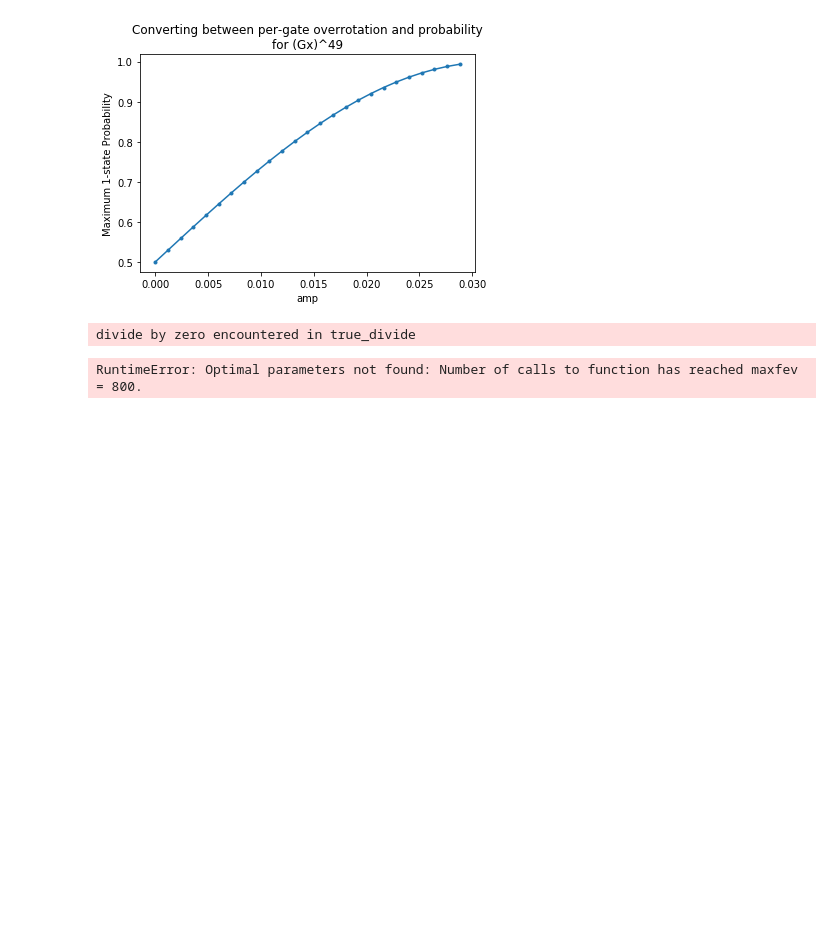
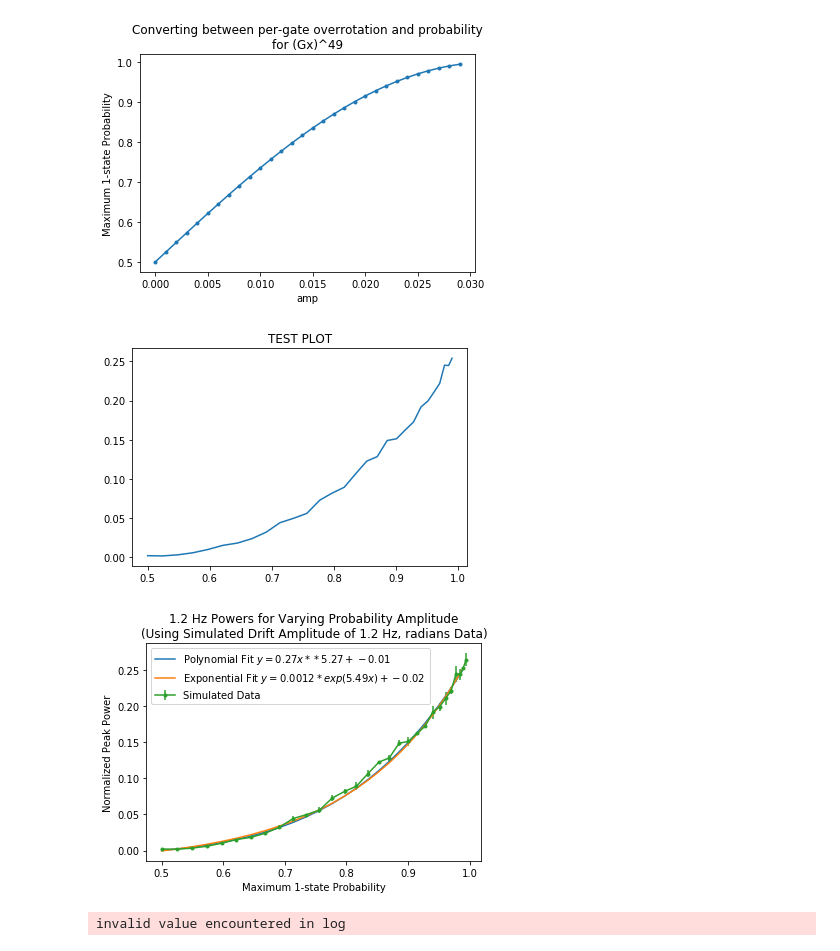
Before and after one commit to garretts-hub/GST_Work, a Jupyter notebook: Iterative Simulated Data Independent Experiments.ipynb, the cells around one changed output. Cells and saved outputs as stored; diff of their text form; code cells hidden in the pictures; blank space fills up the shorter version.

Commit message:
Fixed optimization with guess param

```diff
--- a/Iterative Simulated Data Independent Experiments.ipynb
+++ b/Iterative Simulated Data Independent Experiments.ipynb
@@ -31,8 +31,8 @@ stop_f = 2
 fluctuators= 40
 add_noise=None#0.001
 
-num_experiments = 1 #how many times you want to run a single set of parameters
-variable_params = [(0.0012*i,) for i in range(25)]#[[0.002, 0.002, 0.0015, 0.0015, 0.005, 0.005, 0.010, 0.015,0.020] ]
+num_experiments = 4 #how many times you want to run a single set of parameters
+variable_params = [(0.001*i,) for i in range(30)]#[[0.002, 0.002, 0.0015, 0.0015, 0.005, 0.005, 0.010, 0.015,0.020] ]
 param_name = 'amp' #'frequency', 'nSamples', 'L', 'amp'
 
 #parameters for SNR analysis below
@@ -439,6 +439,15 @@ if param_name=='nSamples':
 if param_name == 'amp' and len(variable_params[0]) == 1:
     global_max_probs_list = np.asarray(global_max_probs_list)
     global_avg_normalized_peak_power_list = np.asarray(global_avg_normalized_peak_power_list)
+    #only fit up to the power specified by the index max_fitting_index. Including excessive p=1's messes up the fit
+    for i in range(len(global_max_probs_list)):
+        prob_fitting_limit = 0.96
+        max_fitting_index = 0
+        start_fitting_index = 0
+        if global_max_probs_list[i] == 0:
+            start_fitting_index == 1
+        if global_max_probs_list[i] > prob_fitting_limit:
+            max_fitting_index = i
 
     plt.plot(variable_params, global_max_probs_list, marker='.')
     plt.title("Converting between per-gate overrotation and probability\nfor {}".format(gate_string))
@@ -454,49 +463,65 @@ if param_name == 'amp' and len(variable_params[0]) == 1:
     def ln(x, a, b, c, d):
         return a*np.log(b*x + c) + d
 
-    popt, pcov = curve_fit(polynomial, global_max_probs_list, global_avg_normalized_peak_power_list,sigma=global_std_dev_normalized_peak_power_list, absolute_sigma=True)
+    plt.plot(global_max_probs_list[start_fitting_index:max_fitting_index], \
+             global_avg_normalized_peak_power_list[start_fitting_index:max_fitting_index])
+    plt.title("TEST PLOT")
+    plt.show()
+
+    popt, pcov = curve_fit(polynomial, global_max_probs_list[start_fitting_index:max_fitting_index], \
+                           global_avg_normalized_peak_power_list[start_fitting_index:max_fitting_index], \
+                           sigma=global_std_dev_normalized_peak_power_list[:max_fitting_index], absolute_sigma=True)
     def opt_poly_prob_to_power(x):
-        return popt[0]*x**popt[1] + popt[2]
+        return polynomial(x, popt[0], popt[1], popt[2])
 
-    e_popt, e_pcov = curve_fit(exp, global_max_probs_list, global_avg_normalized_peak_power_list,sigma=global_std_dev_normalized_peak_power_list, absolute_sigma=True)
+    e_popt, e_pcov = curve_fit(exp, global_max_probs_list[start_fitting_index:max_fitting_index], \
+                                global_avg_normalized_peak_power_list[start_fitting_index:max_fitting_index], \
+                               sigma=global_std_dev_normalized_peak_power_list[start_fitting_index:max_fitting_index],\
+                               absolute_sigma=True, p0=[0.001, 5.72, -0.02])
     def opt_exp_prob_to_power(x):
-        return e_popt[0]*np.exp(e_popt[1]*x) + e_popt[2]
+        return exp(x, e_popt[0], e_popt[1], e_popt[2])
 
-    plt.plot(global_max_probs_list, opt_poly_prob_to_power(global_max_probs_list), label="Polynomial Fit $y={:.2f}x**{:.2f} + {:.2f}$".format(popt[0], popt[1], popt[2]))
-    plt.plot(global_max_probs_list, opt_exp_prob_to_power(global_max_probs_list), label="Exponential Fit $y={:.4f}*exp({:.2f}x) + {:.2f}$".format(e_popt[0], e_popt[1], e_popt[2]))
-    plt.errorbar(global_max_probs_list, global_avg_normalized_peak_power_list, yerr=global_std_dev_normalized_peak_power_list,\
-             marker='.',label="Simulated Data".format(freq_of_interest), fmt='-o')
+
+
+    plt.plot(global_max_probs_list[start_fitting_index:max_fitting_index], \
+             opt_poly_prob_to_power(global_max_probs_list[start_fitting_index:max_fitting_index]), label="Polynomial Fit $y={:.2f}x**{:.2f} + {:.2f}$".format(popt[0], popt[1], popt[2]))
+    plt.plot(global_max_probs_list[start_fitting_index:max_fitting_index],\
+             opt_exp_prob_to_power(global_max_probs_list[start_fitting_index:max_fitting_index]), label="Exponential Fit $y={:.4f}*exp({:.2f}x) + {:.2f}$".format(e_popt[0], e_popt[1], e_popt[2]))
+    plt.errorbar(global_max_probs_list,\
+                 global_avg_normalized_peak_power_list, \
+                 yerr=global_std_dev_normalized_peak_power_list,marker='.',label="Simulated Data".format(freq_of_interest), fmt='-o')
     plt.xlabel("Maximum 1-state Probability")
     plt.legend(loc="upper left")
     plt.ylabel("Normalized Peak Power")
     plt.title("{} Hz Powers for Varying Probability Amplitude\n(Using Simulated {} Data)".format(freq_of_interest, x_string, gate_string))
     plt.show()
 
     #different fit options for going from power to prob
     def opt_poly_power_to_prob(x):
         return ((x - popt[2])/popt[0])**(1/popt[1])
 
     def opt_exp_power_to_prob(x):
         return (1/e_popt[1])*np.log((x - e_popt[2])/e_popt[0])
 
     #this just does a raw ln fit to the reverse data; it doesn't use the prior optimized values
     ln_popt, ln_pcov = curve_fit(ln, global_avg_normalized_peak_power_list, global_max_probs_list)
     def optimized_ln_power_to_prob(x):
         return ln_popt[0]*np.log(ln_popt[1]*x + ln_popt[2]) + ln_popt[3]
 
 
     plt.plot(global_avg_normalized_peak_power_list, opt_poly_power_to_prob(global_avg_normalized_peak_power_list), label="Optimized from prior polynomial fit")
     plt.plot(global_avg_normalized_peak_power_list, opt_exp_power_to_prob(global_avg_normalized_peak_power_list), label="Optimized from prior exponential fit")
     plt.plot(global_avg_normalized_peak_power_list, optimized_ln_power_to_prob(global_avg_normalized_peak_power_list), label="Opt. ln fit")
     plt.errorbar(global_avg_normalized_peak_power_list, global_max_probs_list, xerr=global_std_dev_normalized_peak_power_list, marker='.', label="Simulated Data")
     plt.title("Using Power to Obtain 1-state Probability")
     plt.xlabel("Normalized Peak Power")
     plt.ylabel("Maximum 1-state Probability")
     plt.legend()
     plt.show()
 else:
     print("---Amplitude was not varied across trials, so amplitude versus 1-state probability cannot be analyzed.---")
 # %% [output]
-[figure, old version]
+[figure, new version]
+[figure, added]
+[figure, added]
-divide by zero encountered in true_divide
+invalid value encountered in log
-RuntimeError: Optimal parameters not found: Number of calls to function has reached maxfev = 800.
```
Also changed, not shown: parts of 8 cells of this notebook, 1 other file.
